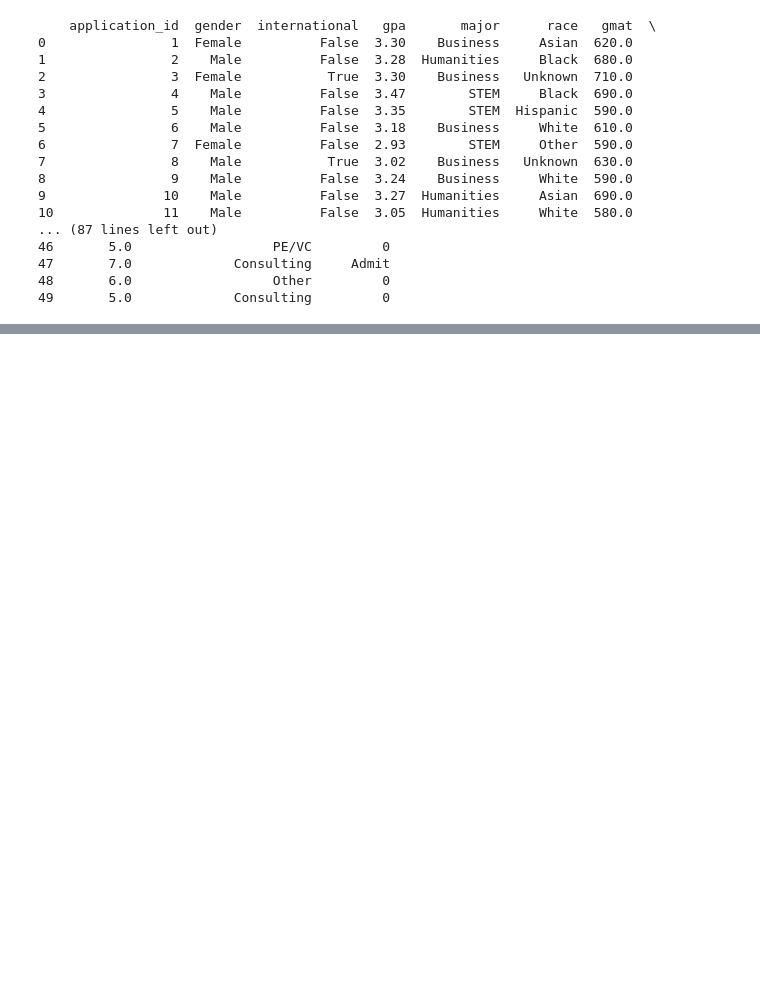
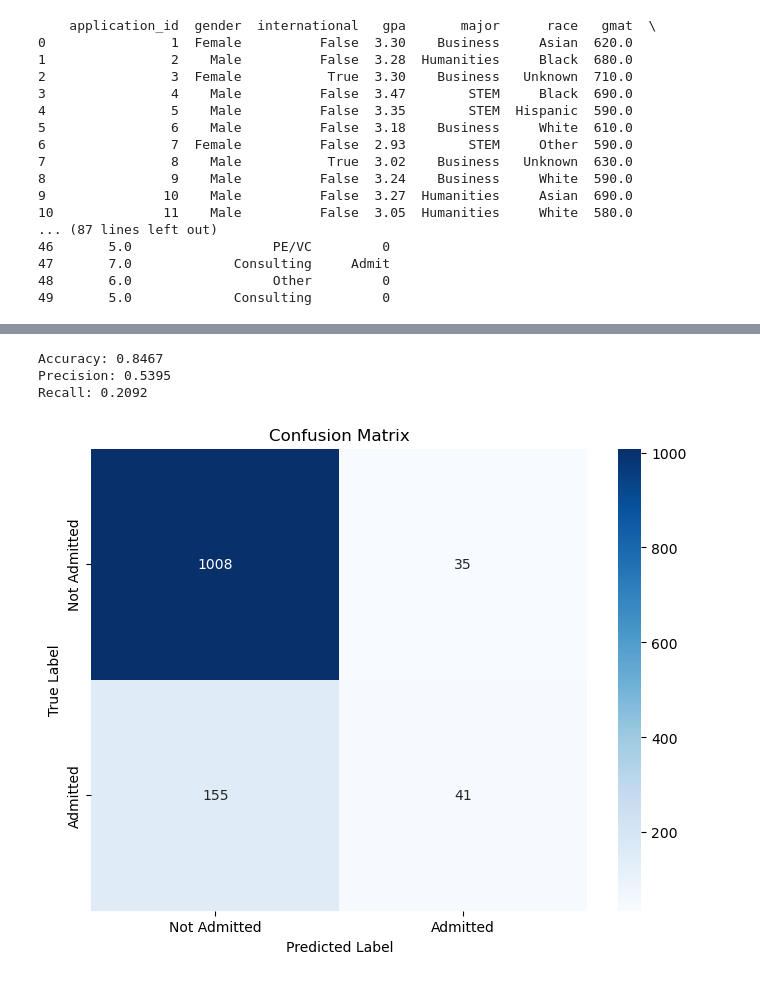
Before and after one commit to Ahan-Trivedi2/ML-Mini-Project-1, a Jupyter notebook: mini_project_1_Ahan_Trivedi.ipynb, the cells around one changed output, grey strips where cells are left out. Drawn from its saved outputs; the diff is of its cells as text; code cells hidden in the pictures; blank space fills up the shorter version.

```diff
--- a/mini_project_1_Ahan_Trivedi.ipynb
+++ b/mini_project_1_Ahan_Trivedi.ipynb
@@ -105,0 +128,40 @@ Accuracy: 0.8273
+# %%
+# Import necessary libraries for metrics
+from sklearn.metrics import confusion_matrix, accuracy_score, precision_score, recall_score
+import seaborn as sns
+
+# After training your model, generate predictions
+model.eval()  # Set the model to evaluation mode
+with torch.no_grad():
+    test_outputs = model(X_test_tensor)  # Forward pass on test data
+    _, y_pred = torch.max(test_outputs, 1)  # Get the predicted class labels
+
+# Convert tensors to numpy arrays for scikit-learn
+y_test_np = y_test_tensor.numpy()  # True labels
+y_pred_np = y_pred.numpy()  # Predicted labels
+
+# Step 1: Create the confusion matrix
+cm = confusion_matrix(y_test_np, y_pred_np)
+
+# Step 2: Calculate accuracy, precision, and recall
+accuracy = accuracy_score(y_test_np, y_pred_np)
+precision = precision_score(y_test_np, y_pred_np)
+recall = recall_score(y_test_np, y_pred_np)
+
+# Print metrics
+print(f'Accuracy: {accuracy:.4f}')
+print(f'Precision: {precision:.4f}')
+print(f'Recall: {recall:.4f}')
+
+# Step 3: Visualize the confusion matrix
+plt.figure(figsize=(8, 6))
+sns.heatmap(cm, annot=True, fmt='d', cmap='Blues', xticklabels=['Not Admitted', 'Admitted'], yticklabels=['Not Admitted', 'Admitted'])
+plt.xlabel('Predicted Label')
+plt.ylabel('True Label')
+plt.title('Confusion Matrix')
+plt.show()
+# %% [output]
+Accuracy: 0.8467
+Precision: 0.5395
+Recall: 0.2092
+[figure, added]
```
Also changed, not shown: parts of 3 cells of this notebook.
